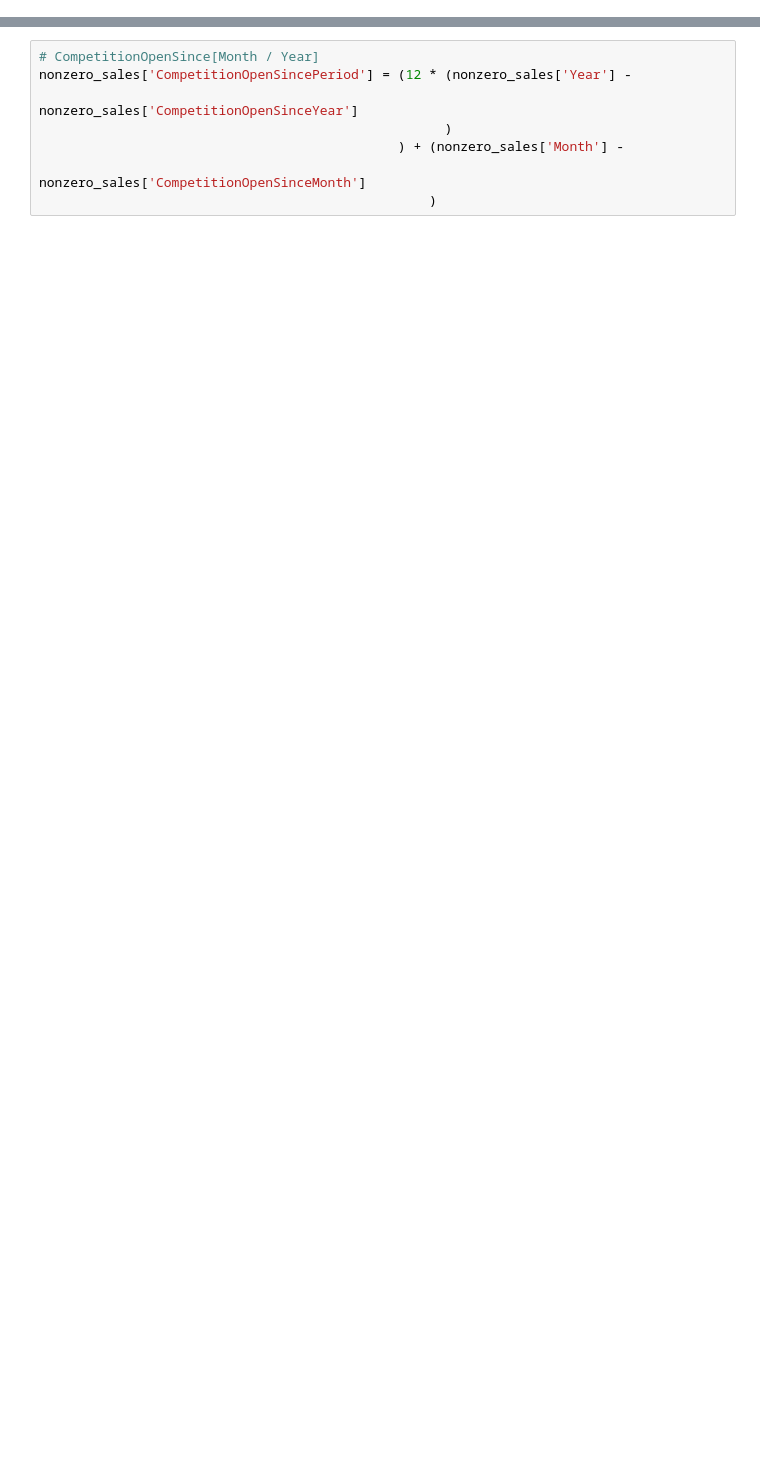
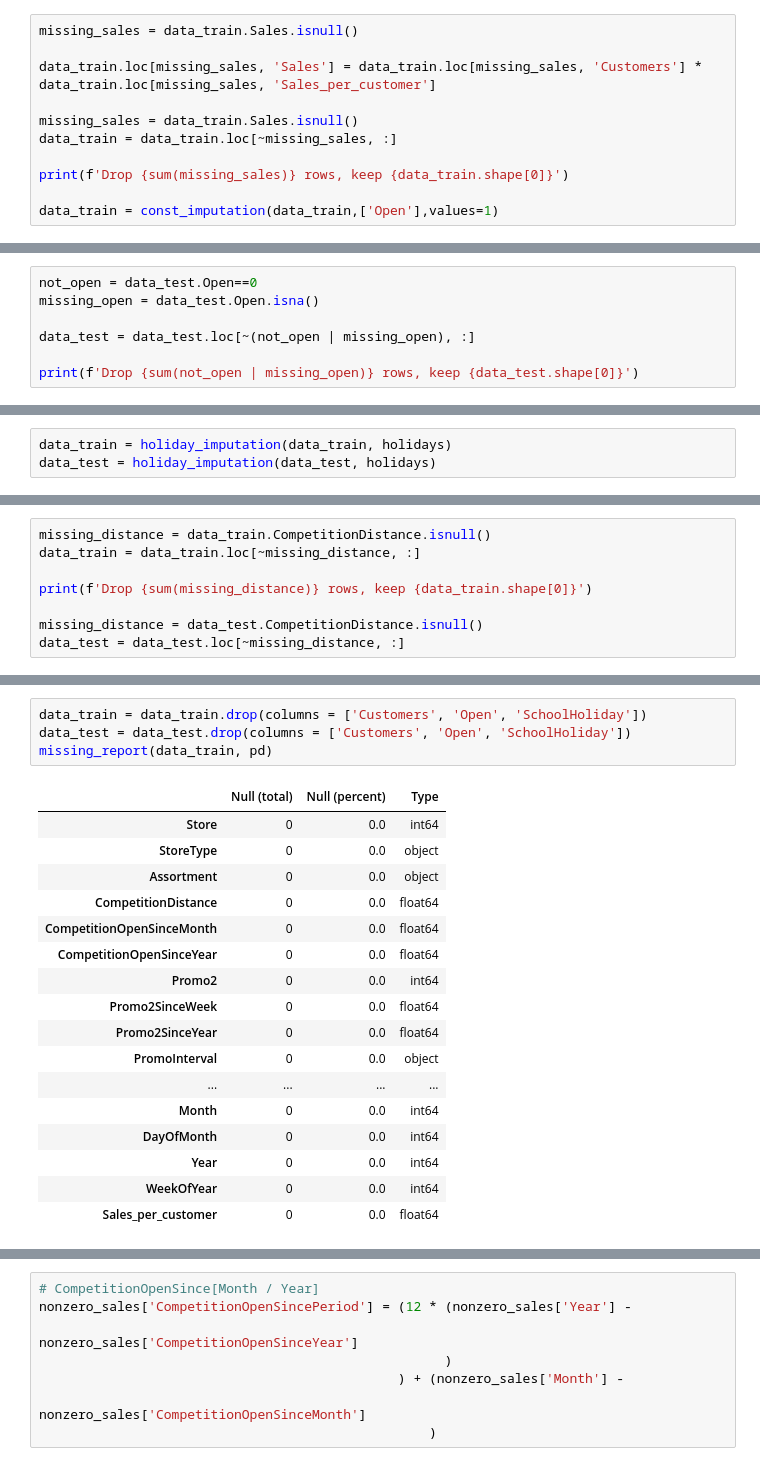
Before and after one commit to wrijupan/Rossmann-DSR-minicomp, a Jupyter notebook: notebooks/05b.ipynb, the cells around one changed output, grey strips where cells are left out. Saved outputs shown, nothing was run; the diff lists cells and outputs as text; blank space fills up the shorter version.

```diff
--- a/notebooks/05b.ipynb
+++ b/notebooks/05b.ipynb
@@ -314,0 +201,11 @@ nonzero_sales[]
+# %%
+missing_sales = data_train.Sales.isnull()
+
+data_train.loc[missing_sales, 'Sales'] = data_train.loc[missing_sales, 'Customers'] * data_train.loc[missing_sales, 'Sales_per_customer']
+
+missing_sales = data_train.Sales.isnull()
+data_train = data_train.loc[~missing_sales, :]
+
+print(f'Drop {sum(missing_sales)} rows, keep {data_train.shape[0]}')
+
+data_train = const_imputation(data_train,['Open'],values=1)
@@ -314,0 +216,7 @@ nonzero_sales[]
+# %%
+not_open = data_test.Open==0
+missing_open = data_test.Open.isna()
+
+data_test = data_test.loc[~(not_open | missing_open), :]
+
+print(f'Drop {sum(not_open | missing_open)} rows, keep {data_test.shape[0]}')
@@ -314,0 +228,3 @@ nonzero_sales[]
+# %%
+data_train = holiday_imputation(data_train, holidays)
+data_test = holiday_imputation(data_test, holidays)
@@ -314,0 +234,8 @@ nonzero_sales[]
+# %%
+missing_distance = data_train.CompetitionDistance.isnull()
+data_train = data_train.loc[~missing_distance, :]
+
+print(f'Drop {sum(missing_distance)} rows, keep {data_train.shape[0]}')
+
+missing_distance = data_test.CompetitionDistance.isnull()
+data_test = data_test.loc[~missing_distance, :]
@@ -314,0 +246,22 @@ nonzero_sales[]
+# %%
+data_train = data_train.drop(columns = ['Customers', 'Open', 'SchoolHoliday'])
+data_test = data_test.drop(columns = ['Customers', 'Open', 'SchoolHoliday'])
+missing_report(data_train, pd)
+# %% [output]
+|  | Null (total) | Null (percent) | Type |
+| Store | 0 | 0.0 | int64 |
+| StoreType | 0 | 0.0 | object |
+| Assortment | 0 | 0.0 | object |
+| CompetitionDistance | 0 | 0.0 | float64 |
+| CompetitionOpenSinceMonth | 0 | 0.0 | float64 |
+| CompetitionOpenSinceYear | 0 | 0.0 | float64 |
+| Promo2 | 0 | 0.0 | int64 |
+| Promo2SinceWeek | 0 | 0.0 | float64 |
+| Promo2SinceYear | 0 | 0.0 | float64 |
+| PromoInterval | 0 | 0.0 | object |
+| ... | ... | ... | ... |
+| Month | 0 | 0.0 | int64 |
+| DayOfMonth | 0 | 0.0 | int64 |
+| Year | 0 | 0.0 | int64 |
+| WeekOfYear | 0 | 0.0 | int64 |
+| Sales_per_customer | 0 | 0.0 | float64 |
```
Also changed, not shown: parts of 88 cells of this notebook, 1 other file.
